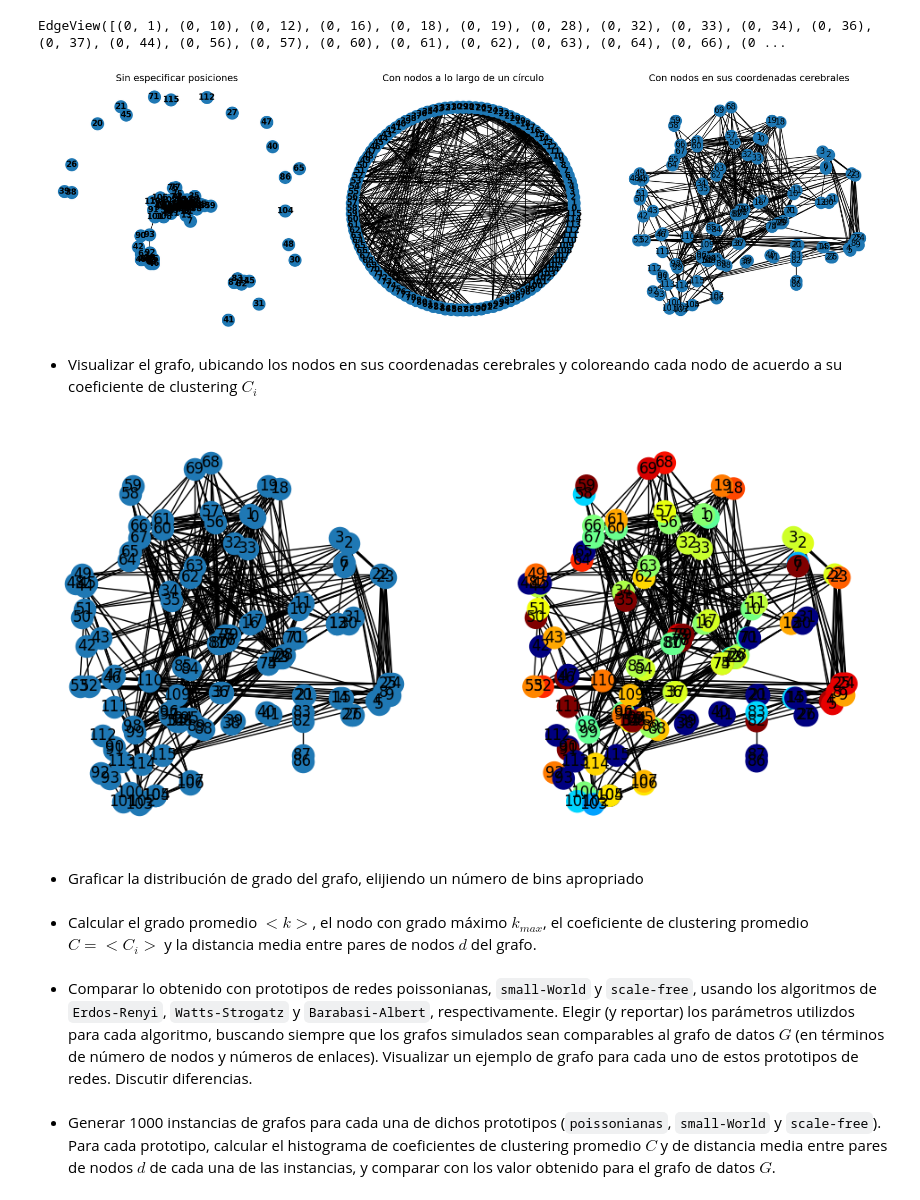
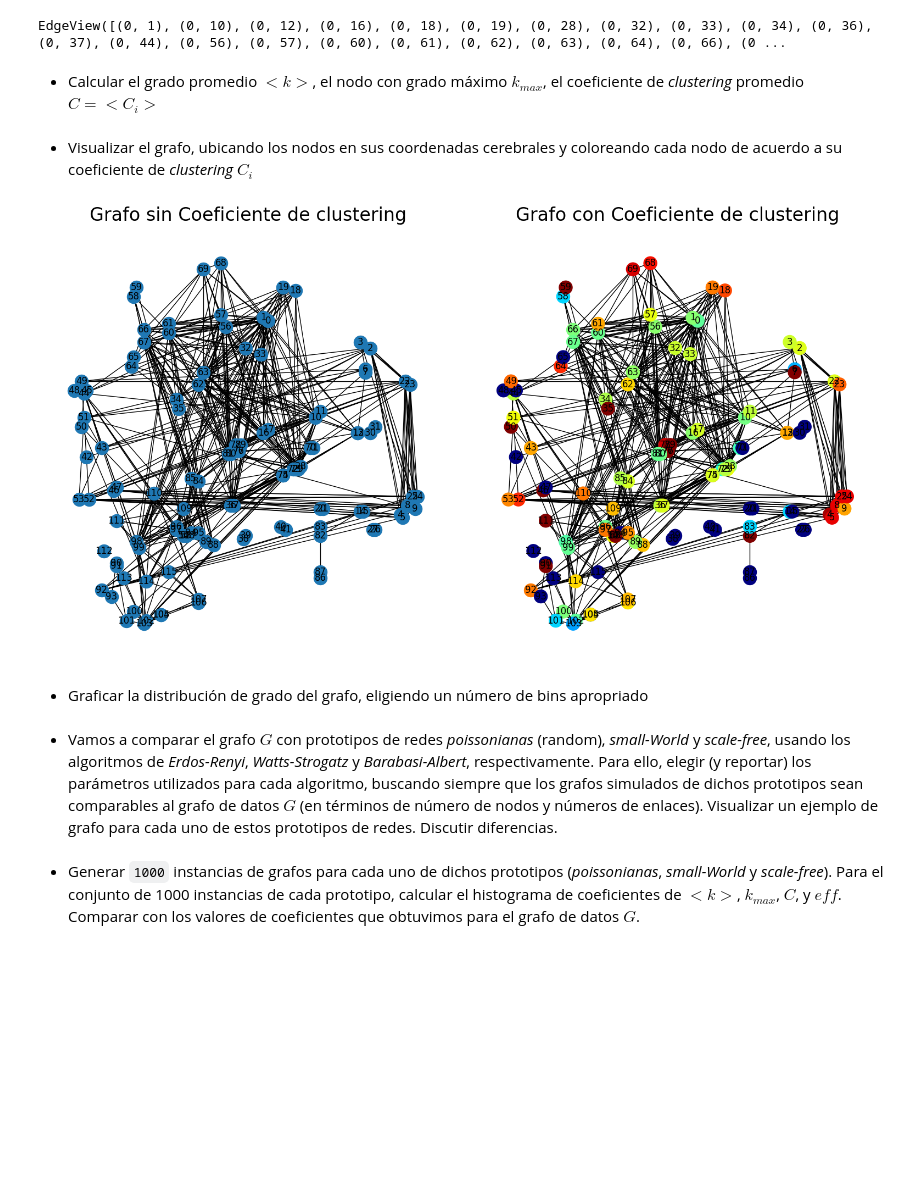
Before and after one commit to MasterUBA-DM-KD/DM_CyT, a Jupyter notebook: TP/Pre_TP2/Solution.ipynb, the cells around one changed output. Cells and saved outputs as stored; diff of their text form; code cells hidden in the pictures; blank space fills up the shorter version.

```diff
--- a/TP/Pre_TP2/Solution.ipynb
+++ b/TP/Pre_TP2/Solution.ipynb
@@ -134,5 +134,9 @@ plt.show()
 [figure]
 # %% [markdown]
 - Utilizando $A_{i,j}$, obtener el grafo resultante $G$.
+# %%
+f = lambda x: 1 if x else 0
+vf = np.vectorize(f)
+matAdyacNoPesada = vf(matAdyacNoPesada)
 # %%
 G = nx.from_numpy_array(matAdyacNoPesada)
@@ -158,23 +212,7 @@ edges = G.edges()
 edges
 # %% [output]
 EdgeView([(0, 1), (0, 10), (0, 12), (0, 16), (0, 18), (0, 19), (0, 28), (0, 32), (0, 33), (0, 34), (0, 36), (0, 37), (0, 44), (0, 56), (0, 57), (0, 60), (0, 61), (0, 62), (0, 63), (0, 64), (0, 66), (0 ...
-# %%
-fig, axes = plt.subplots(1,3,figsize=(18,6))
-
-nx.draw(G, with_labels=True, font_weight='bold', ax=axes[0])
-axes[0].set_title('Sin especificar posiciones', fontsize=14)
-
-layout=nx.circular_layout(G)
-nx.draw(G,layout, with_labels=True, font_weight='bold', ax=axes[1])
-axes[1].set_title('Con nodos a lo largo de un círculo', fontsize=14)
-
-layout=dict(zip(range(n),np.array([RegionsNames[6].values, RegionsNames[7].values]).T))
-nx.draw(G, layout, with_labels=True, linewidths =1, ax=axes[2])
-axes[2].set_title('Con nodos en sus coordenadas cerebrales', fontsize=14)
-
-plt.tight_layout()
-plt.show()
-# %% [output]
-[figure, removed]
+# %% [markdown]
+- Calcular el grado promedio $< k >$, el nodo con grado máximo $k_{max}$, el coeficiente de *clustering* promedio $C = < C_{i} >$
 # %% [markdown]
-- Visualizar el grafo, ubicando los nodos en sus coordenadas cerebrales y coloreando cada nodo de acuerdo a su coeficiente de clustering $C_{i}$
+- Visualizar el grafo, ubicando los nodos en sus coordenadas cerebrales y coloreando cada nodo de acuerdo a su coeficiente de *clustering* $C_{i}$
@@ -183,16 +219,22 @@ ci = nx.clustering(G, nodes=nodes)
+# %%
+ci = nx.clustering(G)
+layout=dict(zip(range(n),np.array([RegionsNames[6].values, RegionsNames[7].values]).T))
 # %%
-fig, axes = plt.subplots(1,2,figsize=(12,6))
+fig, axes = plt.subplots(1,2,figsize=(16,9))
 
 nx.draw(G, layout, with_labels=True, linewidths =1, ax=axes[0])
 
 nx.draw(G, layout, with_labels=True, linewidths =1, node_color=list(ci.values()), cmap=plt.cm.jet, ax=axes[1])
+
+axes[0].set_title('Grafo sin Coeficiente de clustering')
+axes[1].set_title('Grafo con Coeficiente de clustering')
+plt.tight_layout()
+plt.show()
 # %% [output]
-[figure, old version]
+[figure, new version]
 # %% [markdown]
-- Graficar la distribución de grado del grafo, elijiendo un número de bins apropriado
+- Graficar la distribución de grado del grafo, eligiendo un número de bins apropriado
-# %% [markdown]
-- Calcular el grado promedio $< k >$, el nodo con grado máximo $k_{max}$, el coeficiente de clustering promedio $C = < C_{i} >$ y la distancia media entre pares de nodos $d$ del grafo.
 # %% [markdown]
-- Comparar lo obtenido con prototipos de redes poissonianas, `small-World` y `scale-free`, usando los algoritmos de `Erdos-Renyi`, `Watts-Strogatz` y `Barabasi-Albert`, respectivamente. Elegir (y reportar) los parámetros utilizdos para cada algoritmo, buscando siempre que los grafos simulados sean comparables al grafo de datos $G$ (en términos de número de nodos y números de enlaces). Visualizar un ejemplo de grafo para cada uno de estos prototipos de redes. Discutir diferencias.
+- Vamos a comparar el grafo $G$ con prototipos de redes *poissonianas* (random), *small-World* y *scale-free*, usando los algoritmos de *Erdos-Renyi*, *Watts-Strogatz* y *Barabasi-Albert*, respectivamente. Para ello, elegir (y reportar) los parámetros utilizados para cada algoritmo, buscando siempre que los grafos simulados de dichos prototipos sean comparables al grafo de datos $G$ (en términos de número de nodos y números de enlaces). Visualizar un ejemplo de grafo para cada uno de estos prototipos de redes. Discutir diferencias.
 # %% [markdown]
-- Generar 1000 instancias de grafos para cada una de dichos prototipos (`poissonianas`, `small-World` y `scale-free`). Para cada prototipo, calcular el histograma de coeficientes de clustering promedio $C$ y de distancia media entre pares de nodos $d$ de cada una de las instancias, y comparar con los valor obtenido para el grafo de datos $G$.
+- Generar `1000` instancias de grafos para cada uno de dichos prototipos (*poissonianas*, *small-World* y *scale-free*). Para el conjunto de 1000 instancias de cada prototipo, calcular el histograma de coeficientes de $< k >$, $k_{max}$, $C$, y $eff$. Comparar con los valores de coeficientes que obtuvimos para el grafo de datos $G$.
```
Also changed, not shown: parts of 16 cells of this notebook.
